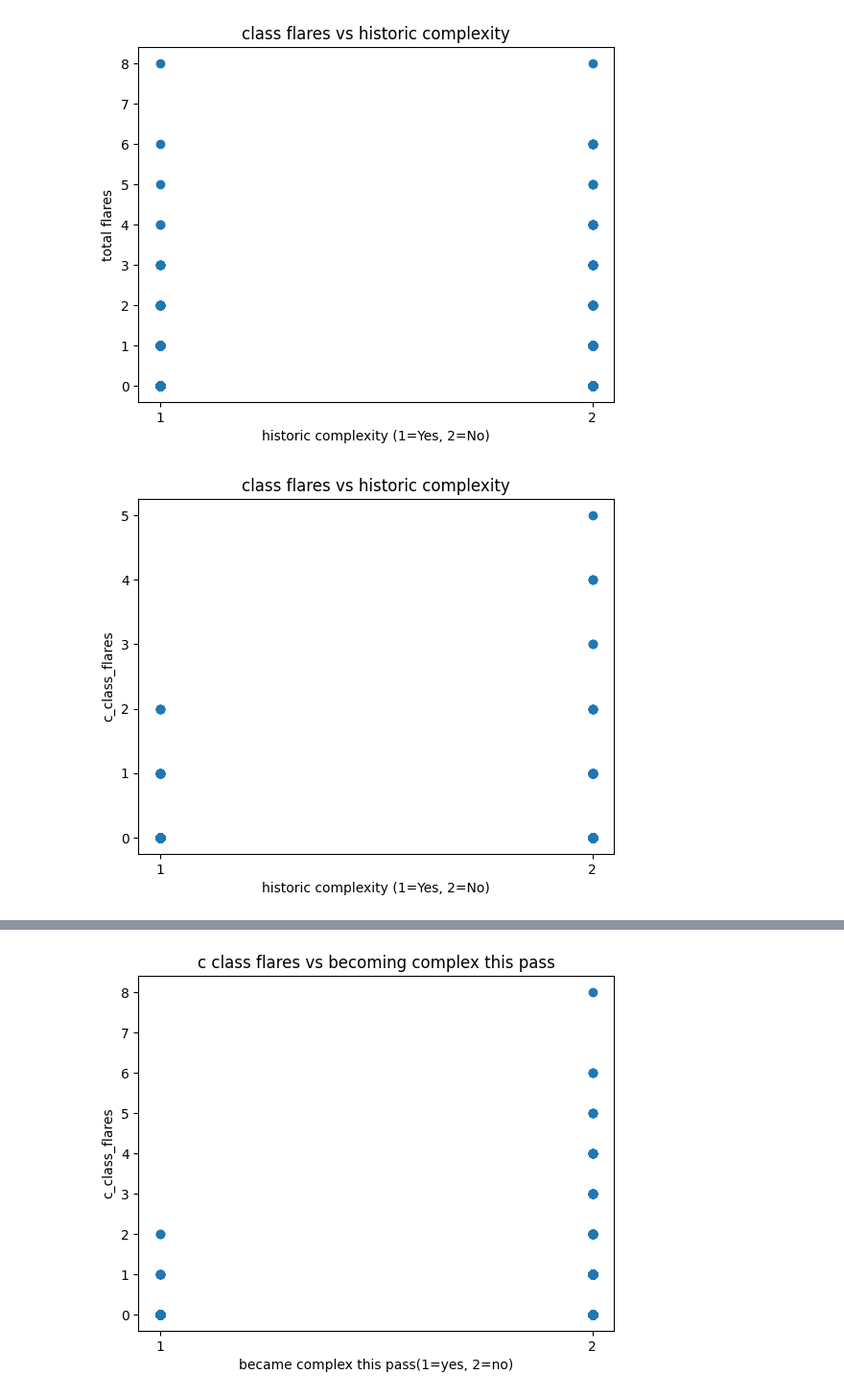
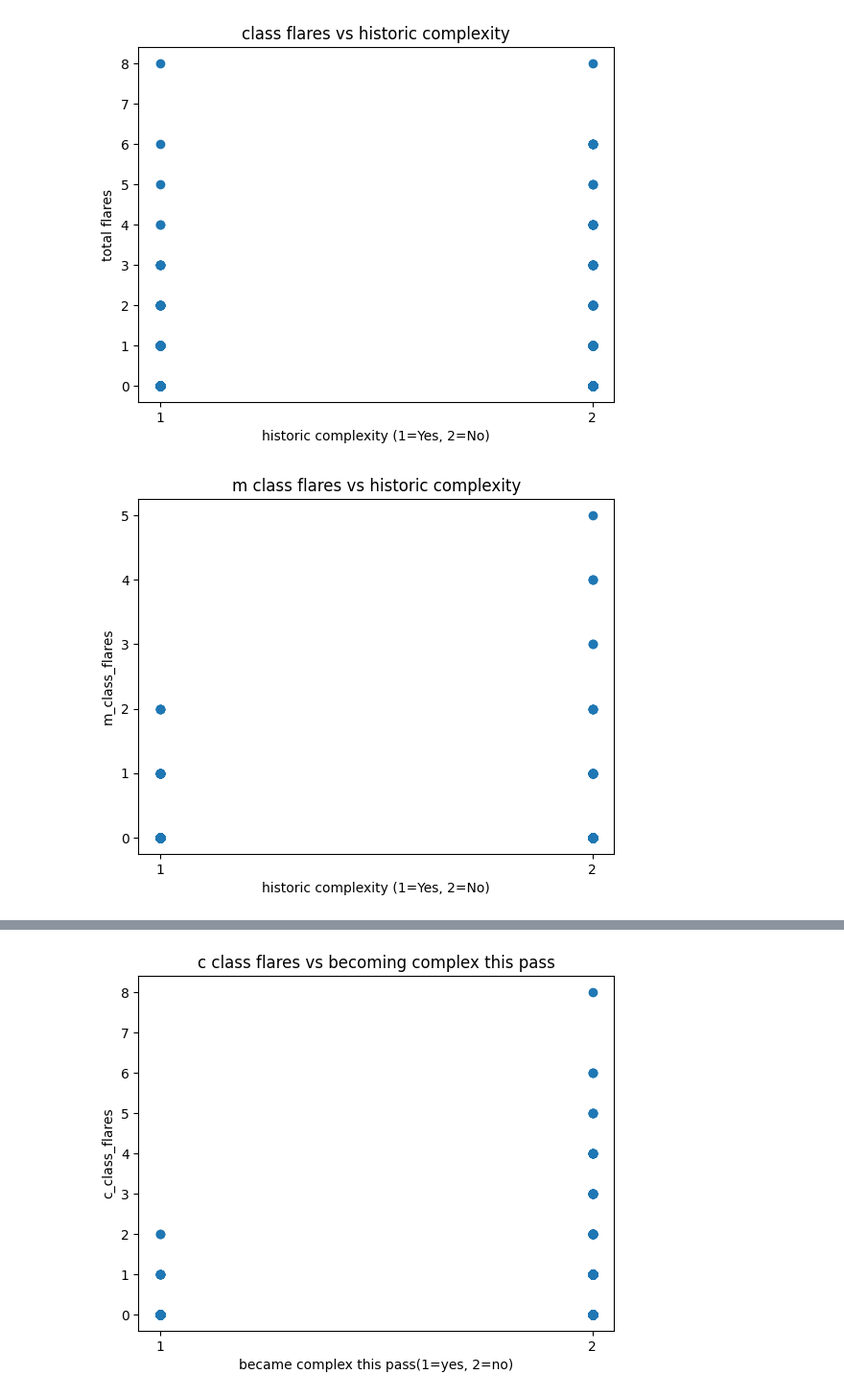
Before and after one commit to nollamae7-spec/DSRSP-Solar-Flares, a Jupyter notebook: DSHRP_Solar_Flares.ipynb, the cells around one changed output, grey strips where cells are left out. Shown at 96% size. Cells and saved outputs as stored; diff of their text form; code cells hidden in the pictures.

Commit message:
Compared total flares to all variables

```diff
--- a/DSHRP_Solar_Flares.ipynb
+++ b/DSHRP_Solar_Flares.ipynb
@@ -378,13 +349,13 @@ plt.show()
 [figure]
 # %%
 plt.scatter(df["historically_complex"], df["m_class_flares"])
-plt.title("class flares vs historic complexity")
-plt.ylabel("c_class_flares")
+plt.title("m class flares vs historic complexity")
+plt.ylabel("m_class_flares")
 plt.xlabel("historic complexity (1=Yes, 2=No)")
 plt.xticks([1,2])
 
 plt.show()
 # %% [output]
-[figure, old version]
+[figure, new version]
 # %%
 plt.scatter(df["historically_complex"], df["x_class_flares"])
```
Also changed, not shown: parts of 15 cells of this notebook.
